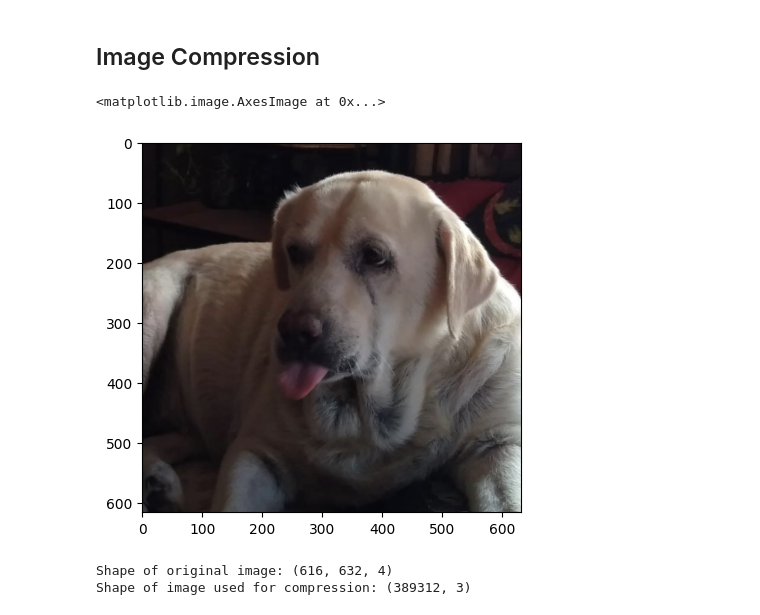
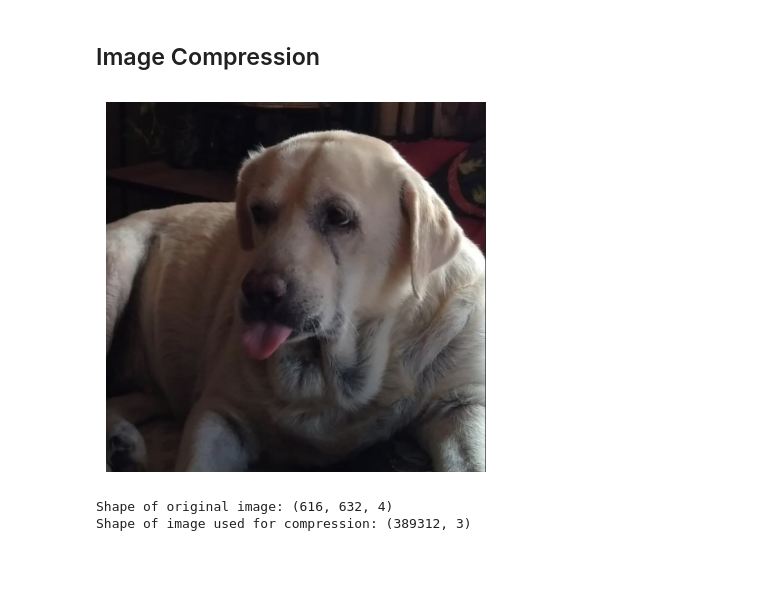
Before and after one commit to not-AVP/ImageCompressionUsingK-Means, a Jupyter notebook: ImageCompression.ipynb, the cells around one changed output. Drawn from its saved outputs; the diff is of its cells as text; code cells hidden in the pictures; blank space fills up the shorter version.

```diff
--- a/ImageCompression.ipynb
+++ b/ImageCompression.ipynb
@@ -56,10 +56,11 @@ def RunKMeans(data, centroids, iters):
 # %%
 # read and display image
 OgImg = plt.imread("doggy.png")
 plt.imshow(OgImg)
+plt.axis(False)
+plt.show()
 # %% [output]
-<matplotlib.image.AxesImage at 0x...>
-[figure, old version]
+[figure, new version]
 # %%
 m, n = OgImg.shape[0], OgImg.shape[1]
 # %%
```
Also changed, not shown: parts of 6 cells of this notebook.
